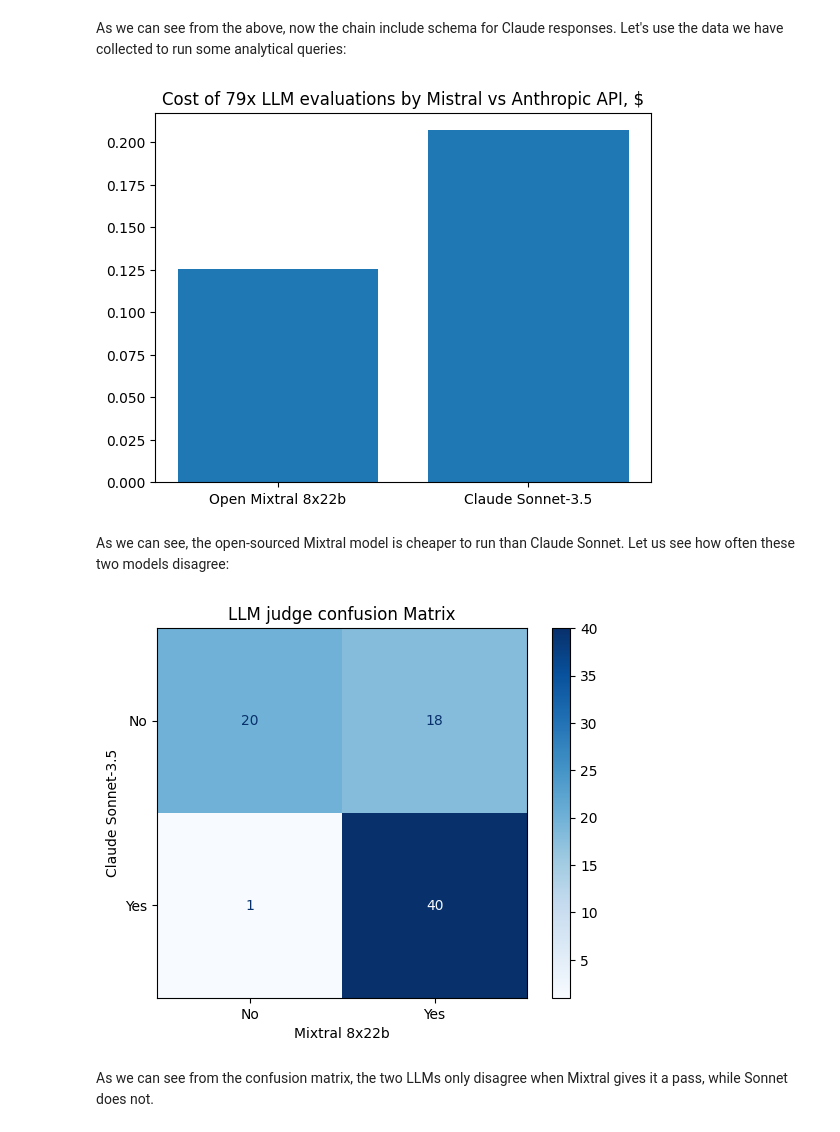
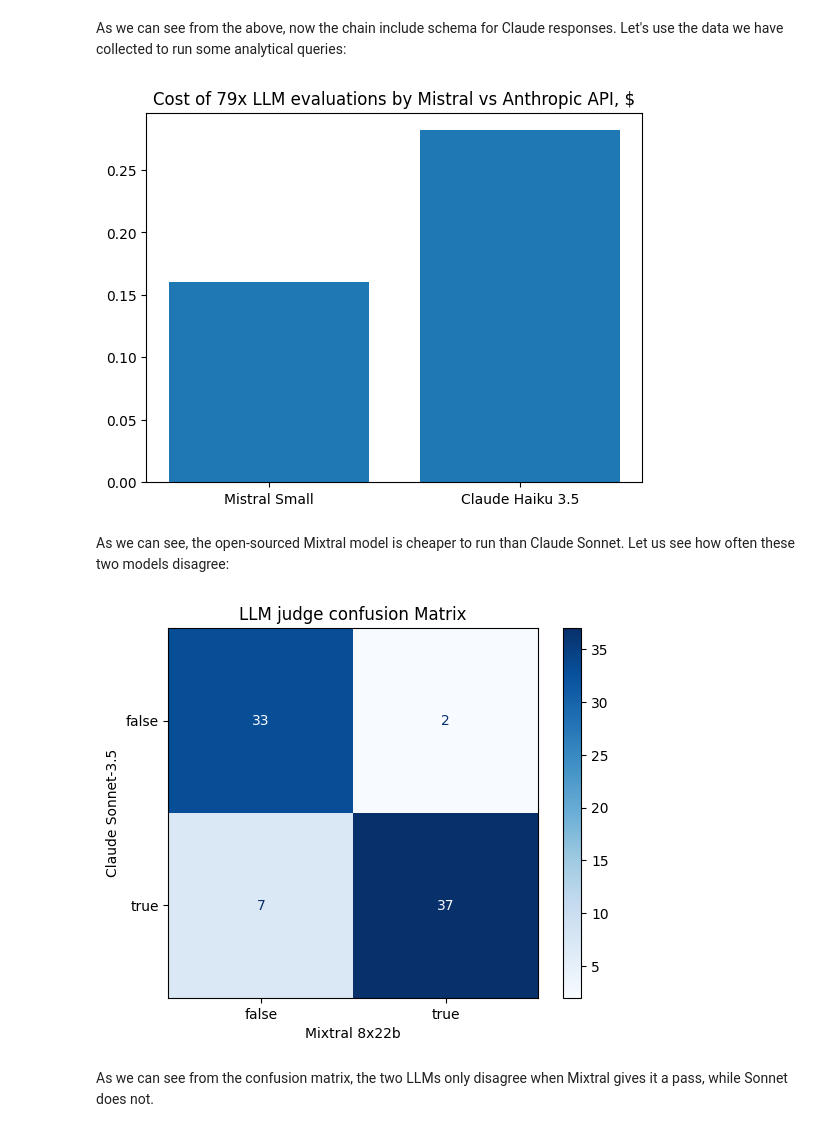
Before and after one commit to datachain-ai/datachain-examples, a Jupyter notebook: llm/llm_chatbot_evaluation.ipynb, the cells around one changed output. Cells and saved outputs as stored; diff of their text form; code cells hidden in the pictures.

```diff
--- a/llm/llm_chatbot_evaluation.ipynb
+++ b/llm/llm_chatbot_evaluation.ipynb
@@ -266,46 +304,46 @@ c_input = 0.000003
 c_output = 0.000015
 
 mistral_cost = (
-    llm_mistral_claude.sum("mistral.usage.prompt_tokens") * m_input
-    + llm_mistral_claude.sum("mistral.usage.completion_tokens") * m_output
+    llm_mistral_claude.sum("mistral.input_tokens") * m_input
+    + llm_mistral_claude.sum("mistral.output_tokens") * m_output
 )
 claude_cost = (
-    llm_mistral_claude.sum("claude.usage.input_tokens") * c_input
-    + llm_mistral_claude.sum("claude.usage.output_tokens") * c_output
+    llm_mistral_claude.sum("claude.input_tokens") * c_input
+    + llm_mistral_claude.sum("claude.output_tokens") * c_output
 )
 
-plt.bar(["Open Mixtral 8x22b", "Claude Sonnet-3.5"], [mistral_cost, claude_cost])
+plt.bar(["Mistral Small", "Claude Haiku 3.5"], [mistral_cost, claude_cost])
 plt.title(f"Cost of {llm_mistral_claude.count()}x LLM evaluations by Mistral vs Anthropic API, $")
 plt.show()
 # %% [output]
-[figure, old version]
+[figure, new version]
 # %% [markdown]
 As we can see, the open-sourced Mixtral model is cheaper to run than Claude Sonnet.
 Let us see how often these two models disagree:
 # %%
 import json
 from sklearn.metrics import ConfusionMatrixDisplay, confusion_matrix
 
 new_chain = (
     dc.read_dataset("llm-mistral-claude")
-    .map(mistral_rating=lambda mistral: json.loads(mistral.choices[0].message.content)["result"])
-    .map(claude_rating=lambda claude: json.loads('{'+claude.content[0].text)["result"])
-    .save()
+    .map(mistral_rating=lambda mistral: str(json.loads(mistral.response)["success"]))
+    .map(claude_rating=lambda claude: str(json.loads(claude.response)["success"]))
+    .persist()
 )
 
 y_mistral = new_chain.collect("mistral_rating")
 y_claude = new_chain.collect("claude_rating")
 
 cm = confusion_matrix(list(y_claude), list(y_mistral))
-disp = ConfusionMatrixDisplay(confusion_matrix=cm, display_labels=["No", "Yes"])
+disp = ConfusionMatrixDisplay(confusion_matrix=cm, display_labels=["false", "true"])
 disp.plot(cmap=plt.cm.Blues)
 
 plt.title("LLM judge confusion Matrix")
 plt.xlabel("Mixtral 8x22b")
 plt.ylabel("Claude Sonnet-3.5")
 
 plt.show()
 # %% [output]
-[figure, old version]
+[figure, new version]
 # %% [markdown]
 As we can see from the confusion matrix, the two LLMs only disagree when Mixtral gives it a pass, while Sonnet does not.
```
Also changed, not shown: parts of 13 cells of this notebook.
